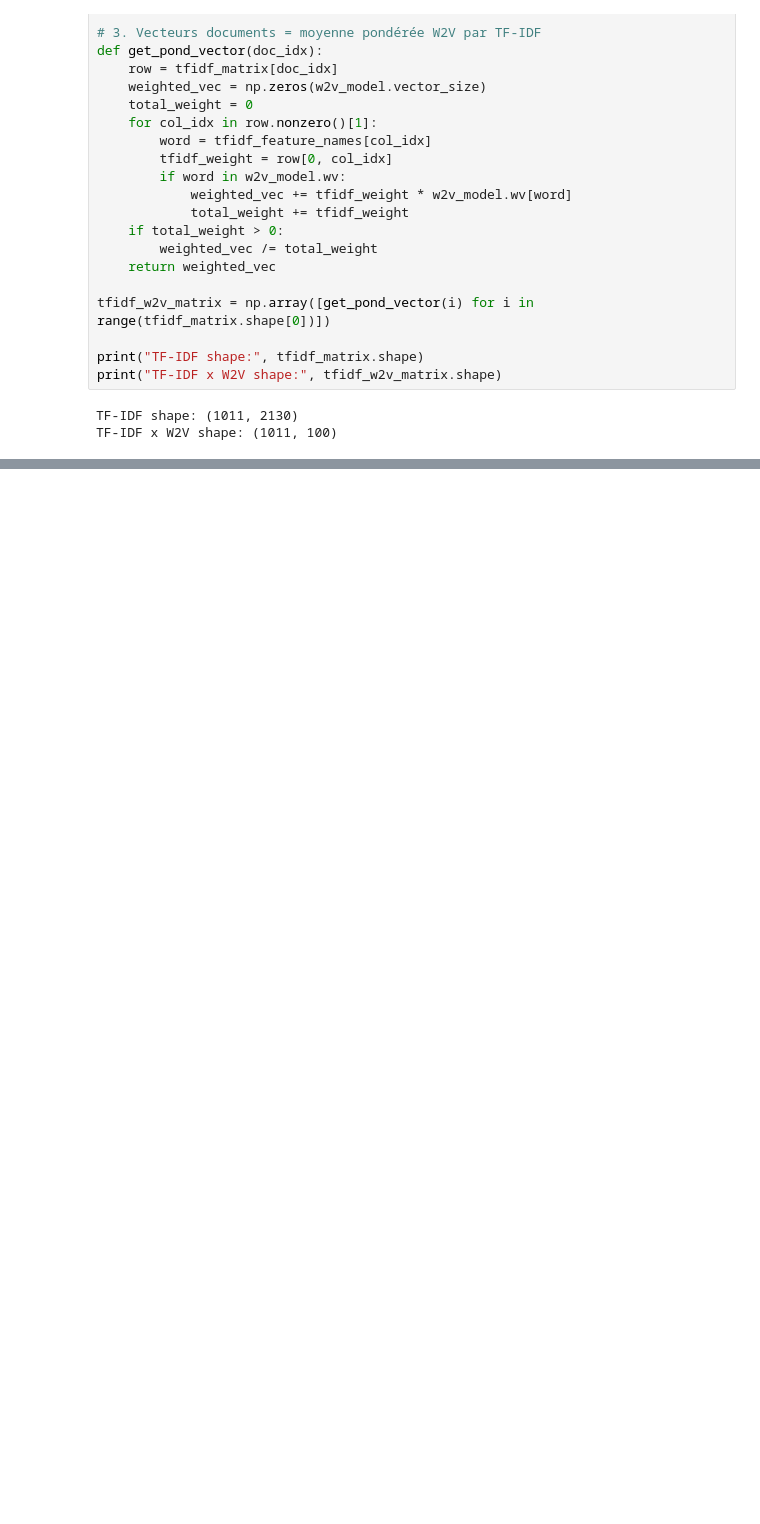
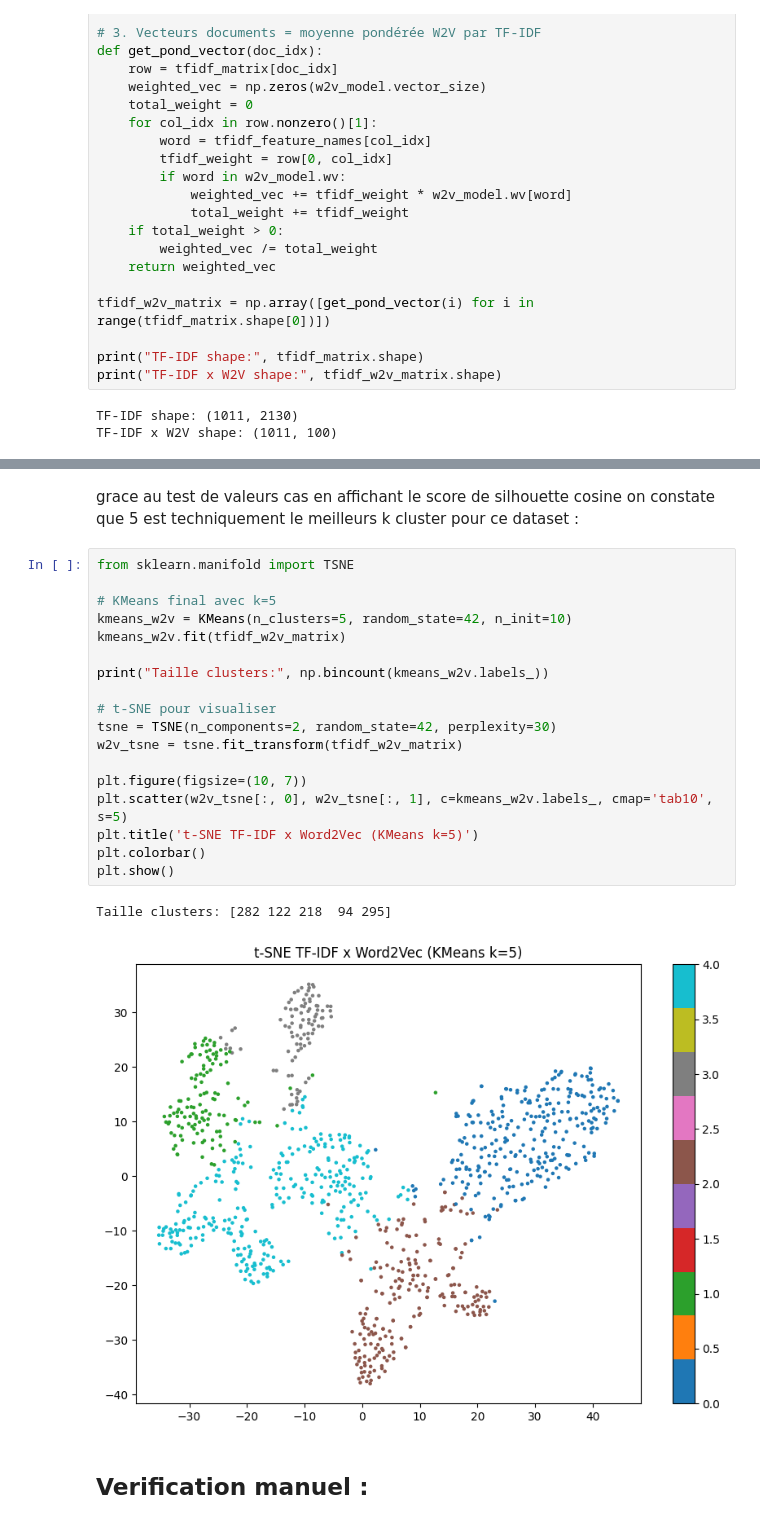
Before and after one commit to divisio74/Cvrie-supervised-and-unsupervised-study, a Jupyter notebook: final2.ipynb, the cells around one changed output, grey strips where cells are left out. Cells and saved outputs as stored; diff of their text form; blank space fills up the shorter version.

```diff
--- a/final2.ipynb
+++ b/final2.ipynb
@@ -147,0 +187,25 @@ on constate la réduction de dimension dont je parle mais c'tes différents car
+# %% [markdown]
+grace au test de valeurs cas en affichant le score de silhouette cosine on constate que 5 est techniquement le meilleurs k cluster pour ce dataset :
+# %%
+from sklearn.manifold import TSNE
+
+# KMeans final avec k=5
+kmeans_w2v = KMeans(n_clusters=5, random_state=42, n_init=10)
+kmeans_w2v.fit(tfidf_w2v_matrix)
+
+print("Taille clusters:", np.bincount(kmeans_w2v.labels_))
+
+# t-SNE pour visualiser
+tsne = TSNE(n_components=2, random_state=42, perplexity=30)
+w2v_tsne = tsne.fit_transform(tfidf_w2v_matrix)
+
+plt.figure(figsize=(10, 7))
+plt.scatter(w2v_tsne[:, 0], w2v_tsne[:, 1], c=kmeans_w2v.labels_, cmap='tab10', s=5)
+plt.title('t-SNE TF-IDF x Word2Vec (KMeans k=5)')
+plt.colorbar()
+plt.show()
+# %% [output]
+Taille clusters: [282 122 218  94 295]
+[figure, added]
+# %% [markdown]
+## Verification manuel :
```
Also changed, not shown: parts of 4 cells of this notebook.
